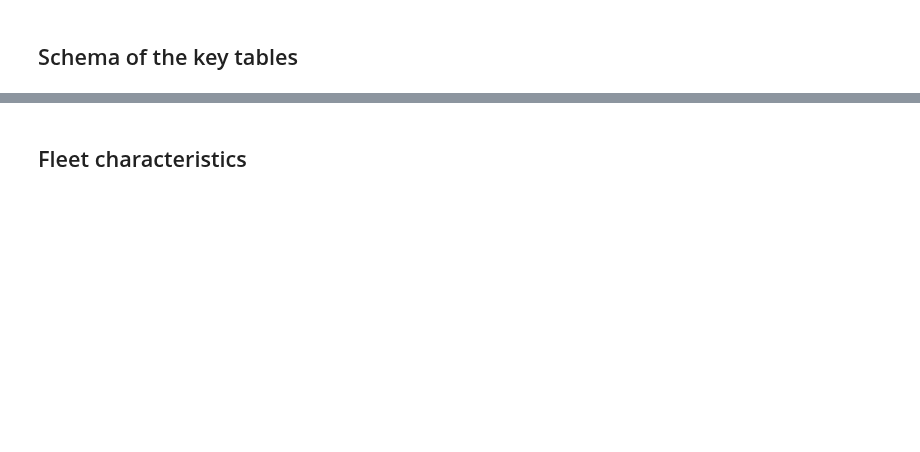
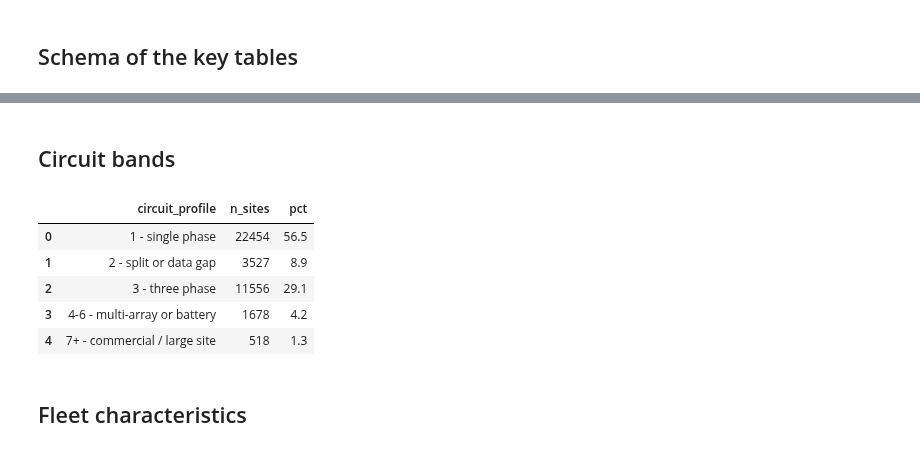
Before and after one commit to UNSW-CEEM/CICCADA, a Jupyter notebook: bms_sa_review/data_query/01b_fleet_eda.ipynb, the cells around one changed output, grey strips where cells are left out. Saved outputs shown, nothing was run; the diff lists cells and outputs as text; code cells hidden in the pictures; blank space fills up the shorter version.

```diff
--- a/bms_sa_review/data_query/01b_fleet_eda.ipynb
+++ b/bms_sa_review/data_query/01b_fleet_eda.ipynb
@@ -141,3 +288,35 @@ schemas['meta_up23c']
+# %% [markdown]
+## Circuit bands
+# %%
+# Circuit count banded: makes the 1-to-60 range interpretable
+circuit_profile = aq("""
+    SELECT
+        CASE
+            WHEN circuit_count = 1  THEN '1  - single phase'
+            WHEN circuit_count = 2  THEN '2  - split or data gap'
+            WHEN circuit_count = 3  THEN '3  - three phase'
+            WHEN circuit_count <= 6 THEN '4-6 - multi-array or battery'
+            ELSE                         '7+  - commercial / large site'
+        END AS circuit_profile,
+        count(*) AS n_sites,
+        round(100.0 * count(*) / sum(count(*)) OVER (), 1) AS pct
+    FROM (
+        SELECT site_id, count(*) AS circuit_count
+        FROM circuits
+        WHERE is_pv = True
+        GROUP BY site_id
+    )
+    GROUP BY 1
+    ORDER BY min(circuit_count)
+""", database=SAI)
+circuit_profile
+# %% [output]
+|  | circuit_profile | n_sites | pct |
+| 0 | 1 - single phase | 22454 | 56.5 |
+| 1 | 2 - split or data gap | 3527 | 8.9 |
+| 2 | 3 - three phase | 11556 | 29.1 |
+| 3 | 4-6 - multi-array or battery | 1678 | 4.2 |
+| 4 | 7+ - commercial / large site | 518 | 1.3 |
 # %% [markdown]
 ## Fleet characteristics
 # %%
```
Also changed, not shown: parts of 23 cells of this notebook, 2 other files.
